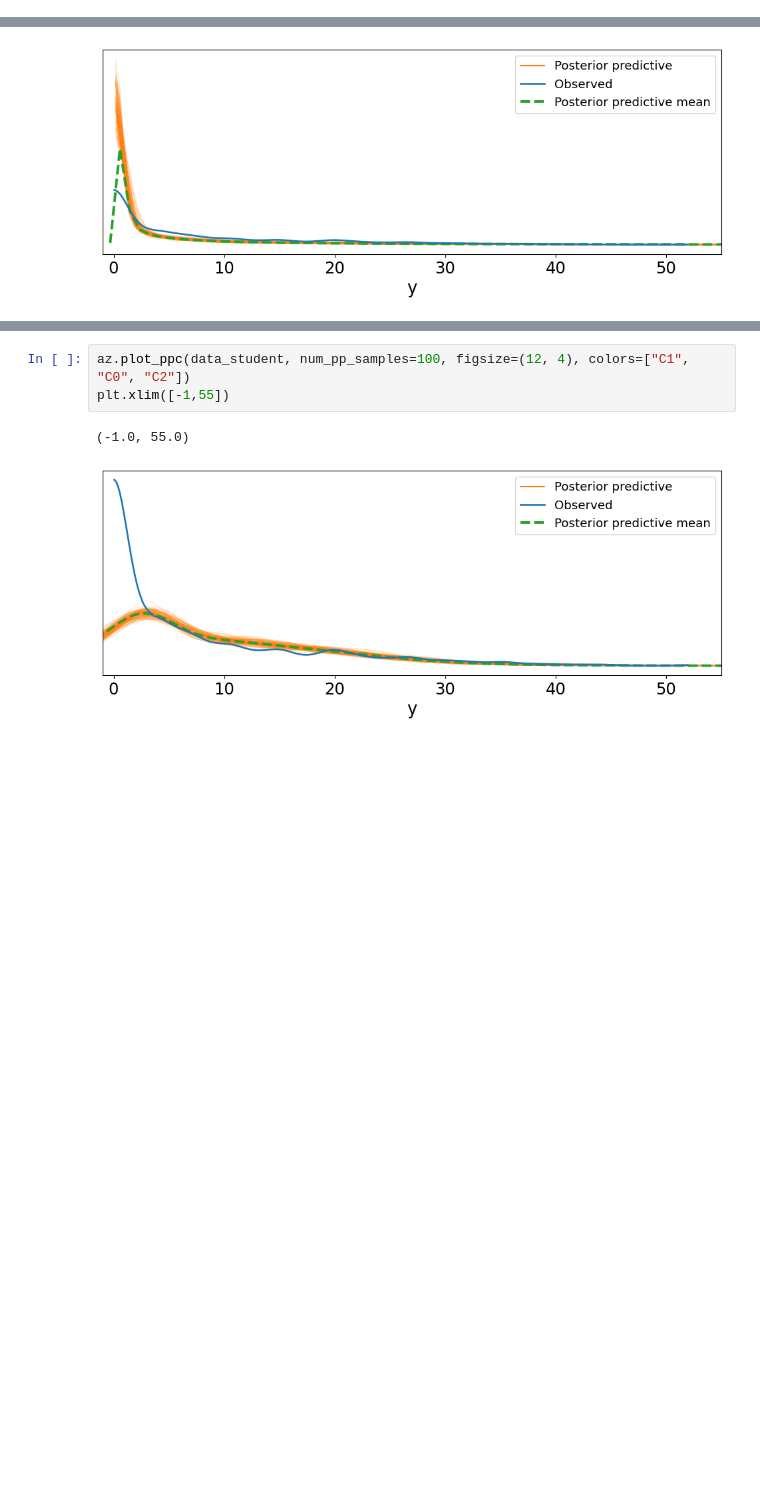
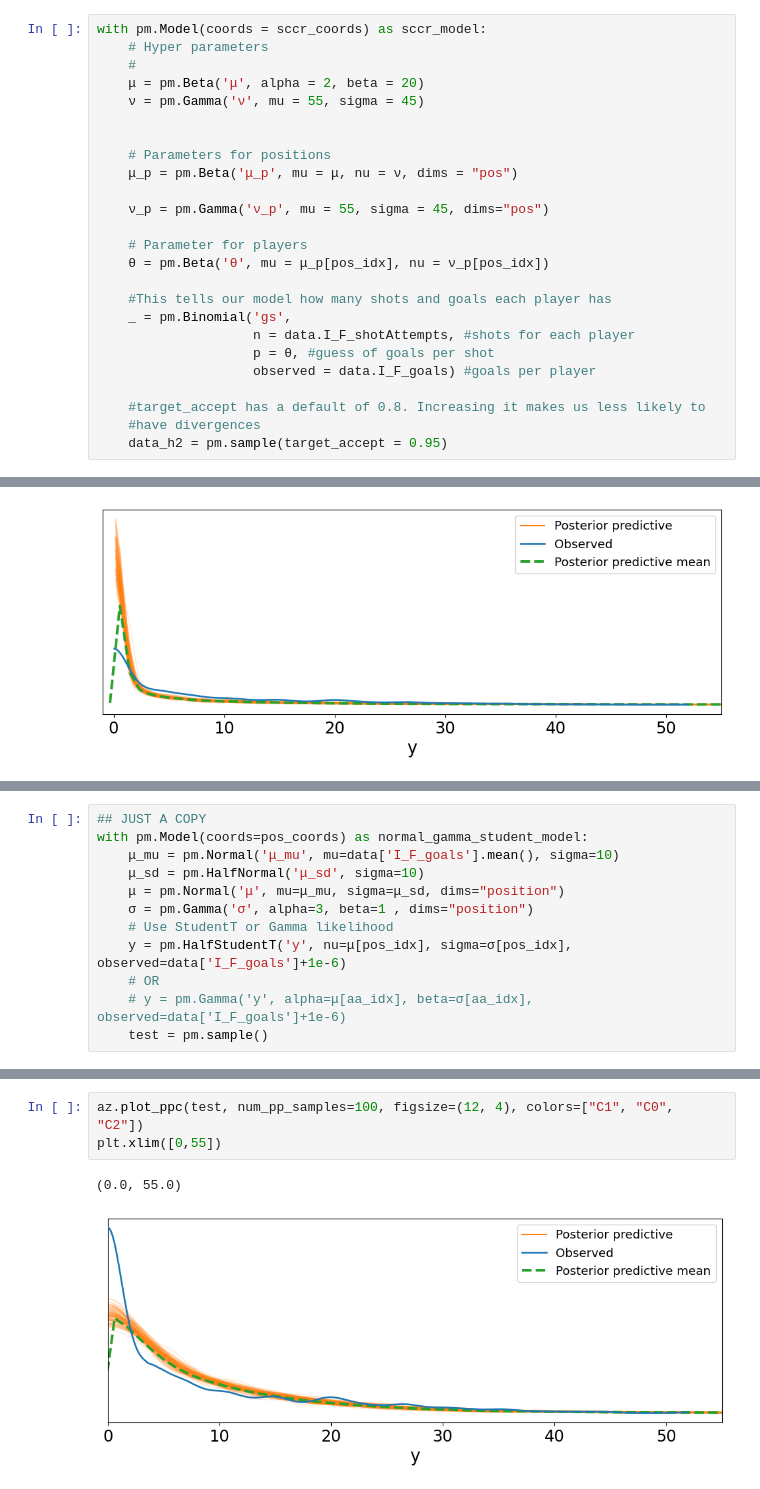
Before and after one commit to amanmeka/DataScience, a Jupyter notebook: Unit4/AmanMekaU4proj.ipynb, the cells around one changed output, grey strips where cells are left out. Drawn from its saved outputs; the diff is of its cells as text; blank space fills up the shorter version.

```diff
--- a/Unit4/AmanMekaU4proj.ipynb
+++ b/Unit4/AmanMekaU4proj.ipynb
@@ -333,0 +268,25 @@ axes[0].vlines(data_normal.posterior['μ_mu'].mean(), *y_lims, color="k", ls=":"
+# %%
+with pm.Model(coords = sccr_coords) as sccr_model:
+    # Hyper parameters
+    #
+    μ = pm.Beta('μ', alpha = 2, beta = 20)
+    ν = pm.Gamma('ν', mu = 55, sigma = 45)
+
+
+    # Parameters for positions
+    μ_p = pm.Beta('μ_p', mu = μ, nu = ν, dims = "pos")
+
+    ν_p = pm.Gamma('ν_p', mu = 55, sigma = 45, dims="pos")
+
+    # Parameter for players
+    θ = pm.Beta('θ', mu = μ_p[pos_idx], nu = ν_p[pos_idx])
+
+    #This tells our model how many shots and goals each player has
+    _ = pm.Binomial('gs',
+                    n = data.I_F_shotAttempts, #shots for each player
+                    p = θ, #guess of goals per shot
+                    observed = data.I_F_goals) #goals per player
+
+    #target_accept has a default of 0.8. Increasing it makes us less likely to
+    #have divergences
+    data_h2 = pm.sample(target_accept = 0.95)
@@ -348,0 +415,12 @@ axes[0].vlines(data_normal.posterior['μ_mu'].mean(), *y_lims, color="k", ls=":"
+# %%
+## JUST A COPY
+with pm.Model(coords=pos_coords) as normal_gamma_student_model:
+    μ_mu = pm.Normal('μ_mu', mu=data['I_F_goals'].mean(), sigma=10)
+    μ_sd = pm.HalfNormal('μ_sd', sigma=10)
+    μ = pm.Normal('μ', mu=μ_mu, sigma=μ_sd, dims="position")
+    σ = pm.Gamma('σ', alpha=3, beta=1 , dims="position")
+    # Use StudentT or Gamma likelihood
+    y = pm.HalfStudentT('y', nu=μ[pos_idx], sigma=σ[pos_idx], observed=data['I_F_goals']+1e-6)
+    # OR
+    # y = pm.Gamma('y', alpha=μ[aa_idx], beta=σ[aa_idx], observed=data['I_F_goals']+1e-6)
+    test = pm.sample()
@@ -349,6 +440,6 @@ axes[0].vlines(data_normal.posterior['μ_mu'].mean(), *y_lims, color="k", ls=":"
 # %%
-az.plot_ppc(data_student, num_pp_samples=100, figsize=(12, 4), colors=["C1", "C0", "C2"])
-plt.xlim([-1,55])
+az.plot_ppc(test, num_pp_samples=100, figsize=(12, 4), colors=["C1", "C0", "C2"])
+plt.xlim([0,55])
 # %% [output]
-(-1.0, 55.0)
+(0.0, 55.0)
-[figure, old version]
+[figure, new version]
```
Also changed, not shown: parts of 80 cells of this notebook.
